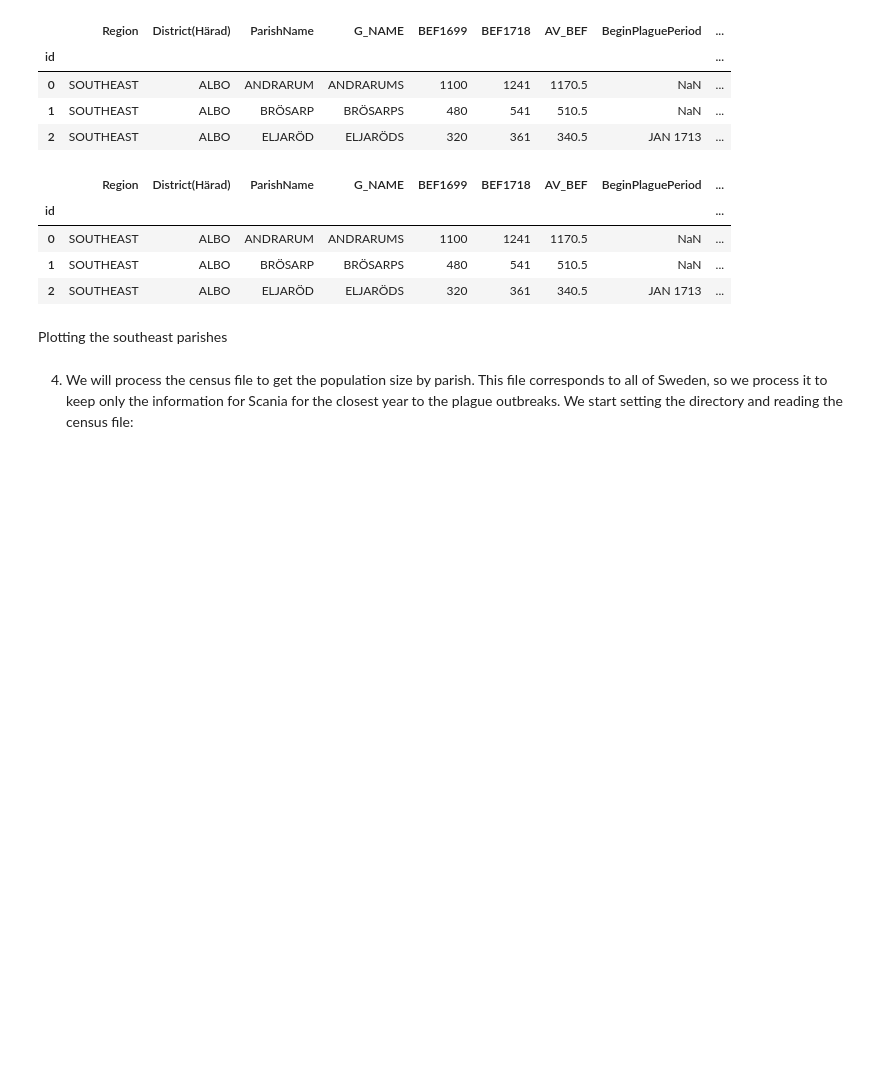
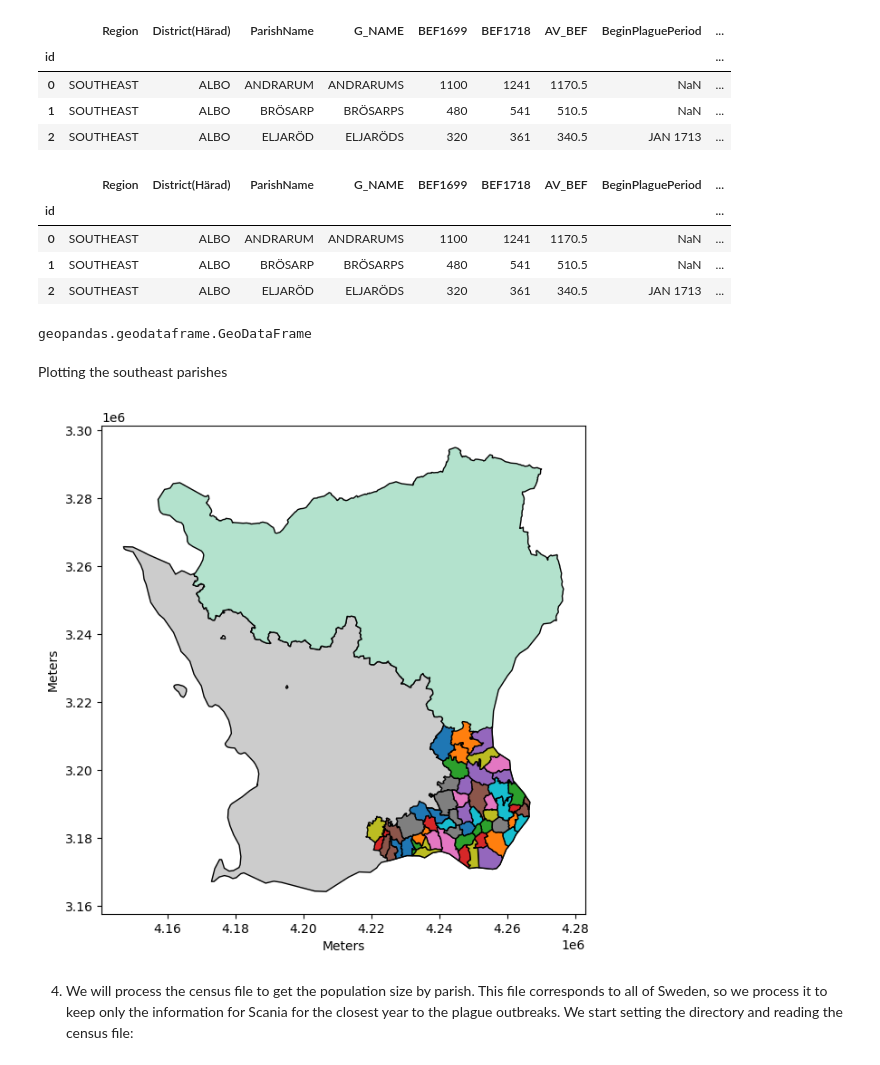
Before and after one commit to polislizarralde/PythonMathematicalModeling, a Jupyter notebook: docs/PlagueProject/databaseScania.ipynb, the cells around one changed output. Cells and saved outputs as stored; diff of their text form; code cells hidden in the pictures; blank space fills up the shorter version.

Commit message:
Export southeast before compute the area and centroid

```diff
--- a/docs/PlagueProject/databaseScania.ipynb
+++ b/docs/PlagueProject/databaseScania.ipynb
@@ -151,15 +152,7 @@ parishScaniaMap = parishScaniaMap[selected_columns]
 # %% [markdown]
 Now, we remove white spaces and patterns. Then, we filter the shape file considering the column "GET_END_YE" of the polygon.
 # %%
-parishScaniaMap = replace_strings_and_regex(parishScaniaMap, 'G_NAME', [' FÖRSAMLING'
-                                                                        , ' L LÄN'
-                                                                        , ' S LÄN'
-                                                                        , ' M LÄN'
-                                                                        , ' HELIGA TREFALDIGHETS'
-                                                                        , ' LANDSFÖRSAMLING'
-                                                                        , ' STADS'
-                                                                        , ' LANDS'
-                                                                        , ' SKÅNES'
+parishScaniaMap = replace_strings_and_regex(parishScaniaMap, 'G_NAME', [' FÖRSAMLING', ' L LÄN', ' S LÄN', ' M LÄN', ' HELIGA TREFALDIGHETS', ' LANDSFÖRSAMLING', ' STADS', ' LANDS', ' SKÅNES'
                                                                         ])
 parishScaniaMap = process_dataframe(parishScaniaMap, 'G_NAME', 'GET_END_YE')
 len(parishScaniaMap)
@@ -240,10 +236,14 @@ parishScaniaMap.loc[parishScaniaMap['G_NAME'] == 'RÖRUMS', 'G_NAME'].values[0]
 # %% [output]
 'RÖRUMS'
 # %%
-southeastParishMap.at[5, 'G_NAME'] = parishScaniaMap.loc[parishScaniaMap['G_NAME'] == 'RÖRUMS', 'G_NAME'].values[0]
-southeastParishMap.at[5, 'geometry'] = parishScaniaMap.loc[parishScaniaMap['G_NAME'] == 'RÖRUMS', 'geometry'].values[0]
-southeastParishMap.at[58, 'G_NAME'] = parishScaniaMap.loc[parishScaniaMap['G_NAME'] == 'SJÖRUPS', 'G_NAME'].values[0]
-southeastParishMap.at[58, 'geometry'] = parishScaniaMap.loc[parishScaniaMap['G_NAME'] == 'SJÖRUPS', 'geometry'].values[0]
+southeastParishMap.at[5, 'G_NAME'] = parishScaniaMap.loc[parishScaniaMap['G_NAME']
+                                                         == 'RÖRUMS', 'G_NAME'].values[0]
+southeastParishMap.at[5, 'geometry'] = parishScaniaMap.loc[parishScaniaMap['G_NAME']
+                                                           == 'RÖRUMS', 'geometry'].values[0]
+southeastParishMap.at[58, 'G_NAME'] = parishScaniaMap.loc[parishScaniaMap['G_NAME']
+                                                          == 'SJÖRUPS', 'G_NAME'].values[0]
+southeastParishMap.at[58, 'geometry'] = parishScaniaMap.loc[parishScaniaMap['G_NAME']
+                                                            == 'SJÖRUPS', 'geometry'].values[0]
 # %%
 type(southeastParishMap)
 # %% [output]
@@ -270,3 +272,6 @@ southeastScaniaMap.head(3)
 | 2 | SOUTHEAST | ALBO | ELJARÖD | ELJARÖDS | 320 | 361 | 340.5 | JAN 1713 | ... |
 # %%
 info = compute_info(southeastScaniaMap, 'ParishName')
+type(southeastScaniaMap)
+# %% [output]
+geopandas.geodataframe.GeoDataFrame
@@ -304,13 +314,17 @@ southeastMap  # show map
 # %%
 from shapely.geometry import Polygon
 southeastScaniaMap = gpd.GeoDataFrame(southeastParishMap, geometry='geometry')
 
-fig,ax = plt.subplots(figsize=(10,7))
-SkaneMap.plot(ax=ax, column = "G_NAME", edgecolor='black', legend=False, cmap='Pastel2')
-southeastScaniaMap.plot(ax=ax, column = "ParishName", edgecolor='black', legend=False)
+fig, ax = plt.subplots(figsize=(10, 7))
+SkaneMap.plot(ax=ax, column="G_NAME", edgecolor='black',
+              legend=False, cmap='Pastel2')
+southeastScaniaMap.plot(ax=ax, column="ParishName",
+                        edgecolor='black', legend=False)
 plt.xlabel('Meters')
 plt.ylabel('Meters')
 plt.show()
+# %% [output]
+[figure, added]
 # %% [markdown]
 4. We will process the census file to get the population size by parish. This file corresponds to all of Sweden, so we process it to keep only the information for Scania for the closest year to the plague outbreaks. We start setting the directory and reading the census file:
 # %%
```
Also changed, not shown: parts of 24 cells of this notebook.
